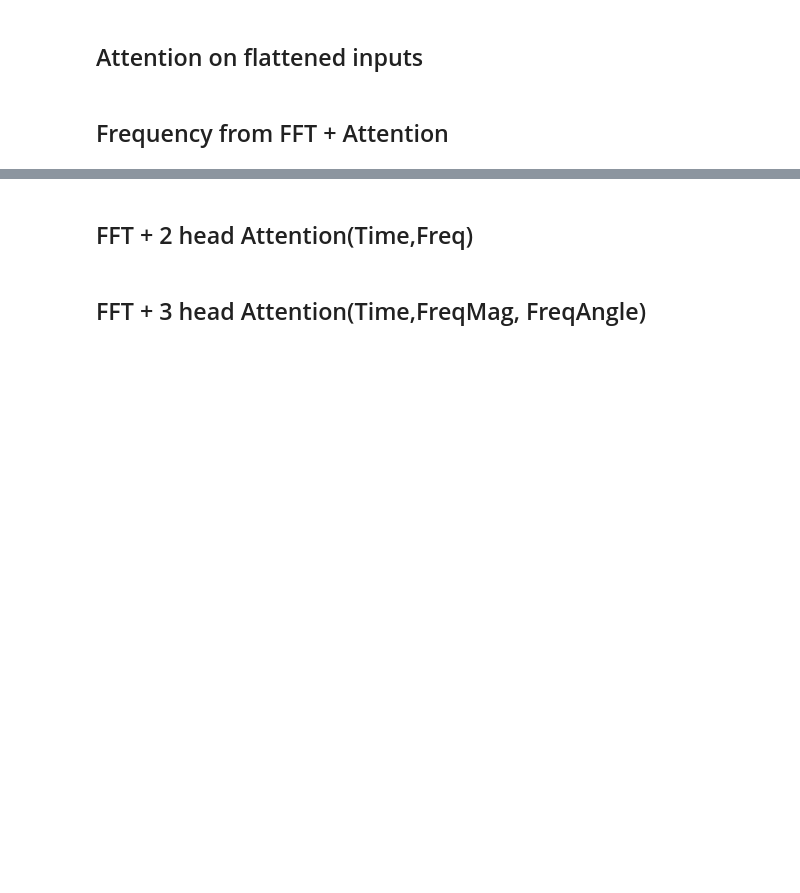
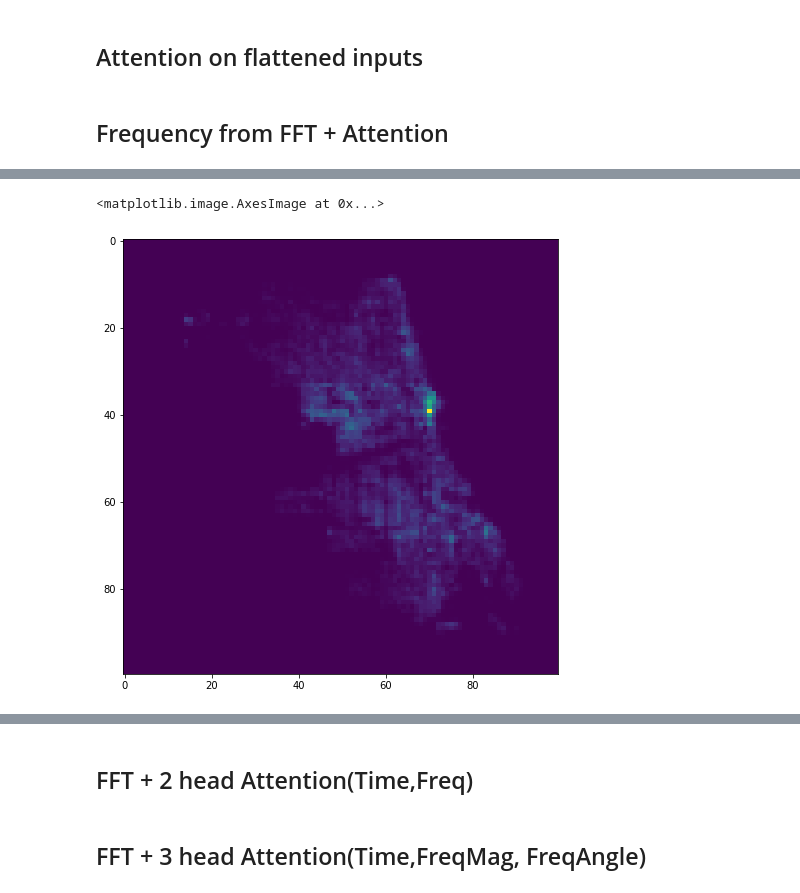
Before and after one commit to Zhimin90/CSC695-Master-Research-on-Neural-Network-Time-Series-Attention-Models, a Jupyter notebook: Modeling/FFT_Attention.ipynb, the cells around one changed output, grey strips where cells are left out. Saved outputs shown, nothing was run; the diff lists cells and outputs as text; code cells hidden in the pictures; blank space fills up the shorter version.

```diff
--- a/Modeling/FFT_Attention.ipynb
+++ b/Modeling/FFT_Attention.ipynb
@@ -560,0 +652,6 @@ model.compile(loss='mean_absolute_error',
+# %%
+plt.figure(figsize=(12,8))
+plt.imshow(np.rot90(X_train[0,0,:,:,0]))
+# %% [output]
+<matplotlib.image.AxesImage at 0x...>
+[figure, added]
```
Also changed, not shown: parts of 22 cells of this notebook.
